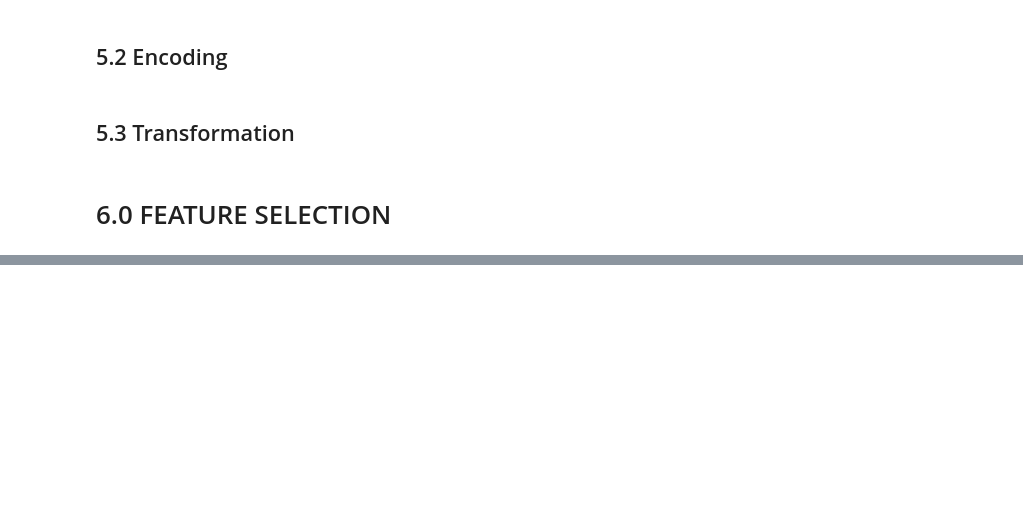
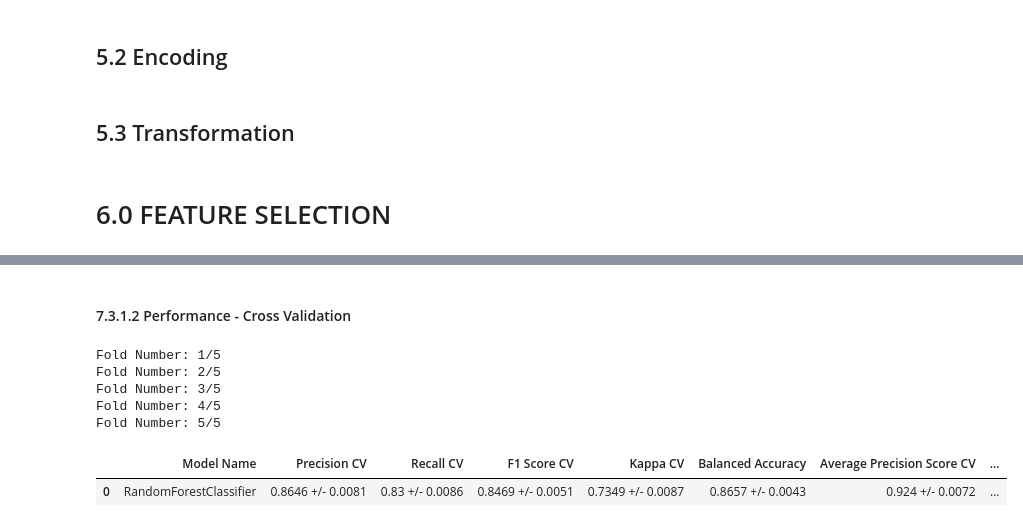
Before and after one commit to FabioCaffarello/Churn-Prediction-TopBank, a Jupyter notebook: 02-Notebooks/ent_to_end_churn_prediction.ipynb, the cells around one changed output, grey strips where cells are left out. Cells and saved outputs as stored; diff of their text form; code cells hidden in the pictures; blank space fills up the shorter version.

```diff
--- a/02-Notebooks/ent_to_end_churn_prediction.ipynb
+++ b/02-Notebooks/ent_to_end_churn_prediction.ipynb
@@ -1126,0 +1288,21 @@ cols_selected_boruta
+# %% [markdown]
+#### 7.3.1.2 Performance - Cross Validation
+# %%
+# X and y dataset for Cross Validation
+X_train_cv = pd.concat([X_train, X_valid], axis = 0)
+y_train_cv = pd.concat([y_train, y_valid], axis = 0)
+
+# model
+model = RandomForestClassifier(n_jobs=-1, random_state=42)
+
+# cross validation
+result_rf = cross_validation(X_train_cv, y_train_cv, model, num_folds=5, verbose=True)
+result_rf
+# %% [output]
+Fold Number: 1/5
+Fold Number: 2/5
+Fold Number: 3/5
+Fold Number: 4/5
+Fold Number: 5/5
+|  | Model Name | Precision CV | Recall CV | F1 Score CV | Kappa CV | Balanced Accuracy | Average Precision Score CV | ... |
+| 0 | RandomForestClassifier | 0.8646 +/- 0.0081 | 0.83 +/- 0.0086 | 0.8469 +/- 0.0051 | 0.7349 +/- 0.0087 | 0.8657 +/- 0.0043 | 0.924 +/- 0.0072 | ... |
```
Also changed, not shown: parts of 16 cells of this notebook.
